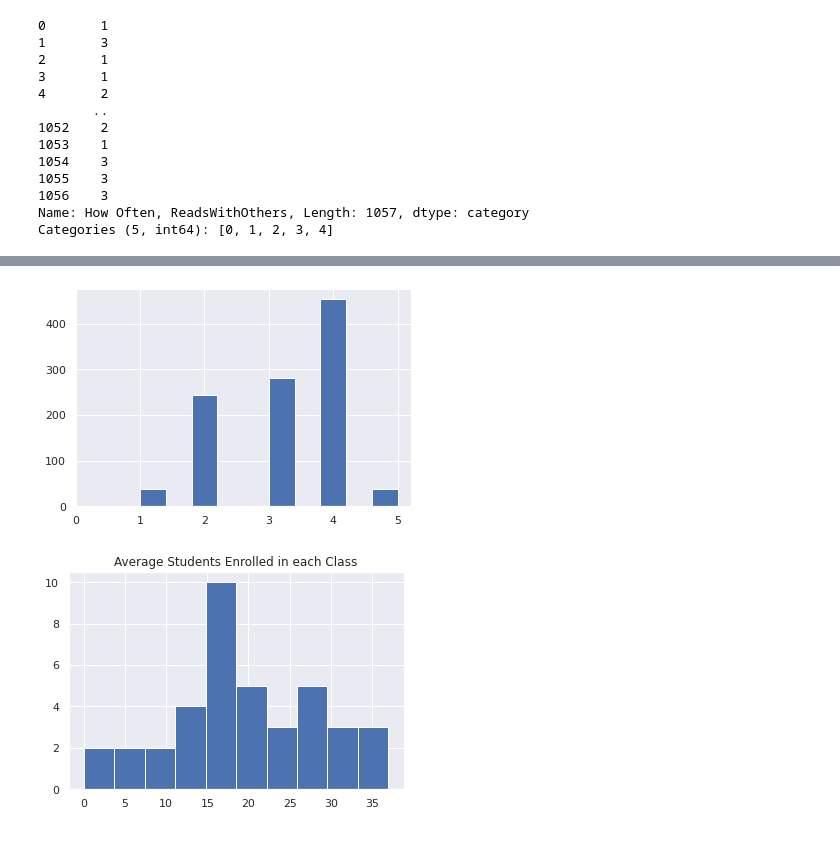
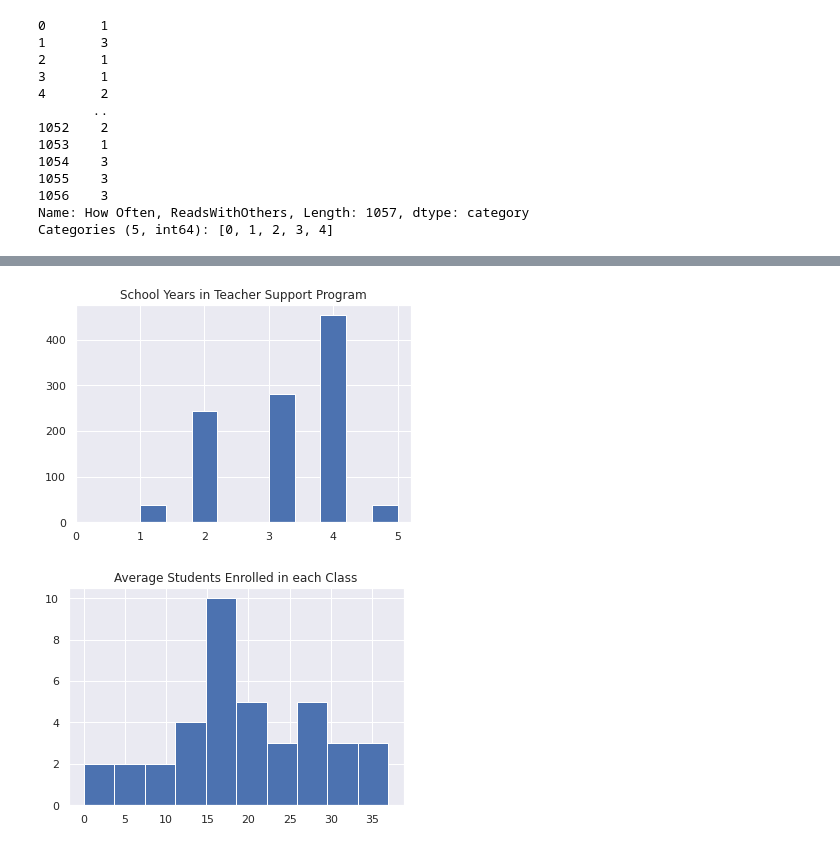
Before and after one commit to georgeputhean/pop-performance, a Jupyter notebook: POP_Performance.ipynb, the cells around one changed output, grey strips where cells are left out. Drawn from its saved outputs; the diff is of its cells as text; code cells hidden in the pictures.

```diff
--- a/POP_Performance.ipynb
+++ b/POP_Performance.ipynb
@@ -7,6 +7,7 @@ import pandas as pd
 pd.options.mode.chained_assignment = None
 
 import seaborn as sns
+sns.set()
 import matplotlib.pyplot as plt
 # %%
 df=pd.read_csv("/content/Matched Data.csv")
@@ -293,9 +300,10 @@ sns.set(style="darkgrid")
 # %%
 plt.hist(df_x_clean['Teacher Number: School Years in Teacher Support Program'])
+plt.title("School Years in Teacher Support Program")
 plt.xticks(range(6))
 plt.show()
 # %% [output]
-[figure, old version]
+[figure, new version]
 # %%
 plt.hist(df_x_clean.groupby('Class Number')['Average Students Enrolled'].first())
 plt.title("Average Students Enrolled in each Class")
```
Also changed, not shown: parts of 7 cells of this notebook.
